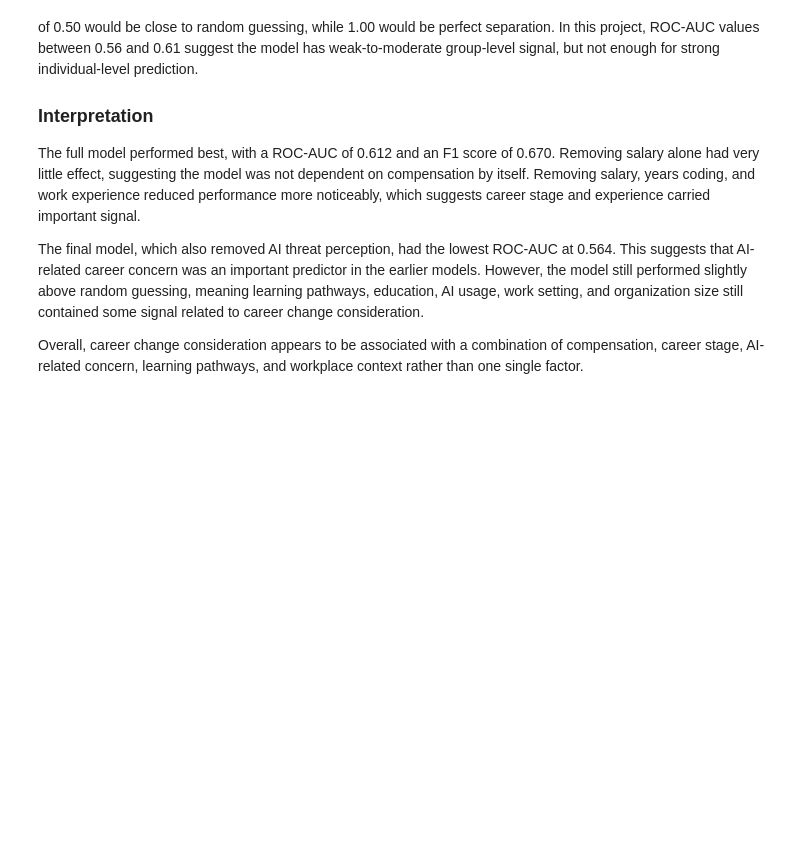
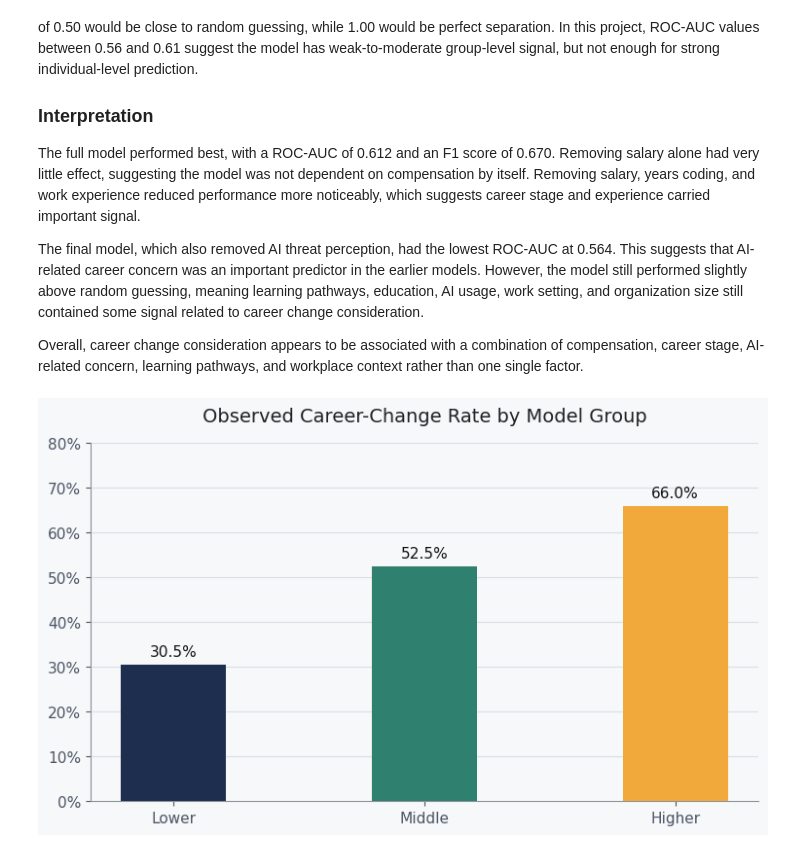
Before and after one commit to S-Shockley/building-digital-talent, a Jupyter notebook: notebooks/03_modeling.ipynb, the cells around one changed output. Cells and saved outputs as stored; diff of their text form; code cells hidden in the pictures; blank space fills up the shorter version.

```diff
--- a/notebooks/04_modeling.ipynb
+++ b/notebooks/03_modeling.ipynb
@@ -1269,3 +1269,100 @@ The full model performed best, with a ROC-AUC of 0.612 and an F1 score of 0.670.
 The final model, which also removed AI threat perception, had the lowest ROC-AUC at 0.564. This suggests that AI-related career concern was an important predictor in the earlier models. However, the model still performed slightly above random guessing, meaning learning pathways, education, AI usage, work setting, and organization size still contained some signal related to career change consideration.
 
 Overall, career change consideration appears to be associated with a combination of compensation, career stage, AI-related concern, learning pathways, and workplace context rather than one single factor.
+# %%
+import os
+import pandas as pd
+import matplotlib.pyplot as plt
+import matplotlib.ticker as mtick
+
+os.makedirs("img", exist_ok=True)
+
+# Get model probability scores for the positive class
+# Use whichever model variable you used for your final classifier
+y_proba = rf_classifier.predict_proba(X_test)[:, 1]
+
+# Create results dataframe from actual test-set outcomes
+band_df = pd.DataFrame({
+    "predicted_probability": y_proba,
+    "career_change_considered": y_test.values
+})
+
+# Create model score bands
+band_df["Model Group"] = pd.cut(
+    band_df["predicted_probability"],
+    bins=[0, 0.40, 0.60, 1.00],
+    labels=["Lower", "Middle", "Higher"],
+    include_lowest=True
+)
+
+# Calculate observed career-change rate within each model group
+band_summary = (
+    band_df.groupby("Model Group", observed=True)["career_change_considered"]
+    .mean()
+    .reset_index()
+)
+
+band_summary["Observed Rate"] = band_summary["career_change_considered"] * 100
+
+# Deck colors
+colors = ["#1E2E4F", "#2F806E", "#F2A93B"]
+grid_color = "#D9DEE7"
+background = "#F7F8FA"
+
+fig, ax = plt.subplots(figsize=(7.6, 4.6))
+
+fig.patch.set_facecolor(background)
+ax.set_facecolor(background)
+
+bars = ax.bar(
+    band_summary["Model Group"].astype(str),
+    band_summary["Observed Rate"],
+    color=colors,
+    width=0.42
+)
+
+ax.set_title(
+    "Observed Career-Change Rate by Model Group",
+    fontsize=14,
+    pad=16,
+    color="#202124"
+)
+
+ax.set_ylim(0, 80)
+ax.yaxis.set_major_locator(plt.MultipleLocator(10))
+ax.yaxis.set_major_formatter(mtick.PercentFormatter(xmax=100, decimals=0))
+
+ax.grid(axis="y", color=grid_color, linewidth=0.8)
+ax.set_axisbelow(True)
+
+ax.spines["top"].set_visible(False)
+ax.spines["right"].set_visible(False)
+ax.spines["left"].set_color("#8B9098")
+ax.spines["bottom"].set_color("#8B9098")
+
+ax.tick_params(axis="x", labelsize=11, colors="#4B5565")
+ax.tick_params(axis="y", labelsize=11, colors="#4B5565")
+
+for bar in bars:
+    height = bar.get_height()
+    ax.text(
+        bar.get_x() + bar.get_width() / 2,
+        height + 1.2,
+        f"{height:.1f}%",
+        ha="center",
+        va="bottom",
+        fontsize=11,
+        color="#111111"
+    )
+
+ax.set_xlabel("")
+ax.set_ylabel("")
+
+plt.tight_layout()
+plt.savefig("img/model_band_chart.png", dpi=300, bbox_inches="tight")
+plt.show()
+
+# Optional: display the values so you can confirm them
+band_summary
+# %% [output]
+[figure, added]
```
Also changed, not shown: parts of 1 cell of this notebook, 11 other files.
